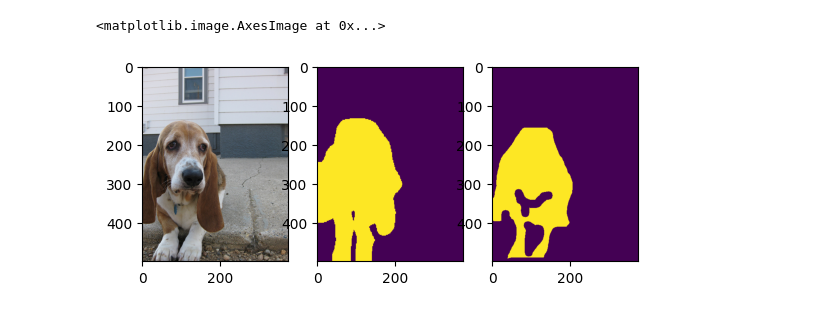
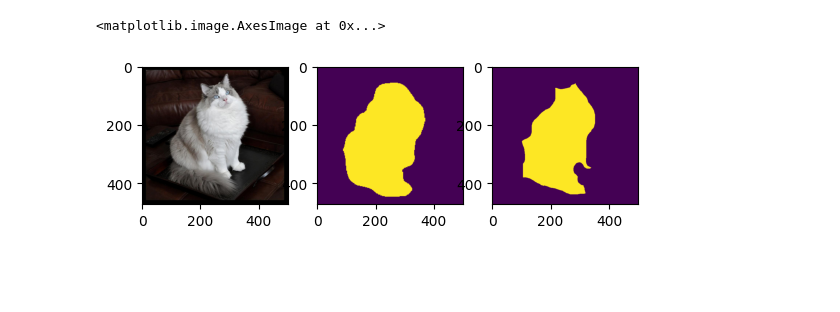
Before and after one commit to stefanasandei/roai-solved, a Jupyter notebook: international-contests/neoai/2025/day_3/7_cuties_segmentation.ipynb, the cells around one changed output. Cells and saved outputs as stored; diff of their text form; code cells hidden in the pictures; blank space fills up the shorter version.

```diff
--- a/international-contests/neoai/2025/day_3/7_cuties_segmentation.ipynb
+++ b/international-contests/neoai/2025/day_3/7_cuties_segmentation.ipynb
@@ -193,0 +96,30 @@ def create_submission(img_names, seg_masks):
+# %%
+# train classifer to predict if a patch of activations should be true (has subject)
+def train_classifier(val_imgs_path, val_masks_path):
+    X, y = [], []
+
+    for img_name in tqdm(os.listdir(val_imgs_path), desc="Collecting training data"):
+        img = Image.open(os.path.join(val_imgs_path, img_name)).resize((224, 224))
+        gt_mask = Image.open(os.path.join(val_masks_path, img_name.replace('.jpg', '.png')))
+        gt_mask = np.array(gt_mask.resize((14, 14), Image.NEAREST)) // 255
+
+        activations = get_clip_activations(img)  # (1, 196, 768*4)
+        activations = activations.reshape(14, 14, -1).cpu().numpy()  # (14, 14, 768*4)
+
+        # build X, y
+        for i in range(14):
+            for j in range(14):
+                # X - 768*4 raw activation values
+                X.append(activations[i, j])
+
+                # y - binary mask value
+                y.append(gt_mask[i, j])
+
+    X_train, X_test, y_train, y_test = train_test_split(X, y, test_size=0.33, random_state=42)
+    clf = LogisticRegression(max_iter=1000)
+    clf.fit(X_train, y_train)
+    print(f"Trained classifier with {(clf.score(X_test, y_test) * 100):.1f}% accuracy")
+
+    return clf
+# %%
+train_classifier(val_imgs_path, val_masks_path)
@@ -228,18 +261,23 @@ SUBMIT_NAME: submit_0ba247ec.csv
 # %%
 import matplotlib.pyplot as plt
 
-NUM_VIS_IMG = 0
+NUM_VIS_IMG = 10
 f, axes = plt.subplots(1,3)
+
+# original images
 axes[0].imshow(np.array(
-    Image.open(os.path.join(val_imgs_path, val_img_names[NUM_VIS_IMG]))
+        Image.open(os.path.join(val_imgs_path, val_img_names[NUM_VIS_IMG]))
     )
 )
 
+# predicted
 axes[1].imshow(val_seg_masks[NUM_VIS_IMG])
+
+# ground truth
 axes[2].imshow(np.array(
-    Image.open(os.path.join(val_masks_path, val_img_names[NUM_VIS_IMG].replace('jpg', 'png')))
+        Image.open(os.path.join(val_masks_path, val_img_names[NUM_VIS_IMG].replace('jpg', 'png')))
     )
 )
 # %% [output]
 <matplotlib.image.AxesImage at 0x...>
-[figure, old version]
+[figure, new version]
```
Also changed, not shown: parts of 14 cells of this notebook, 1 other file.
